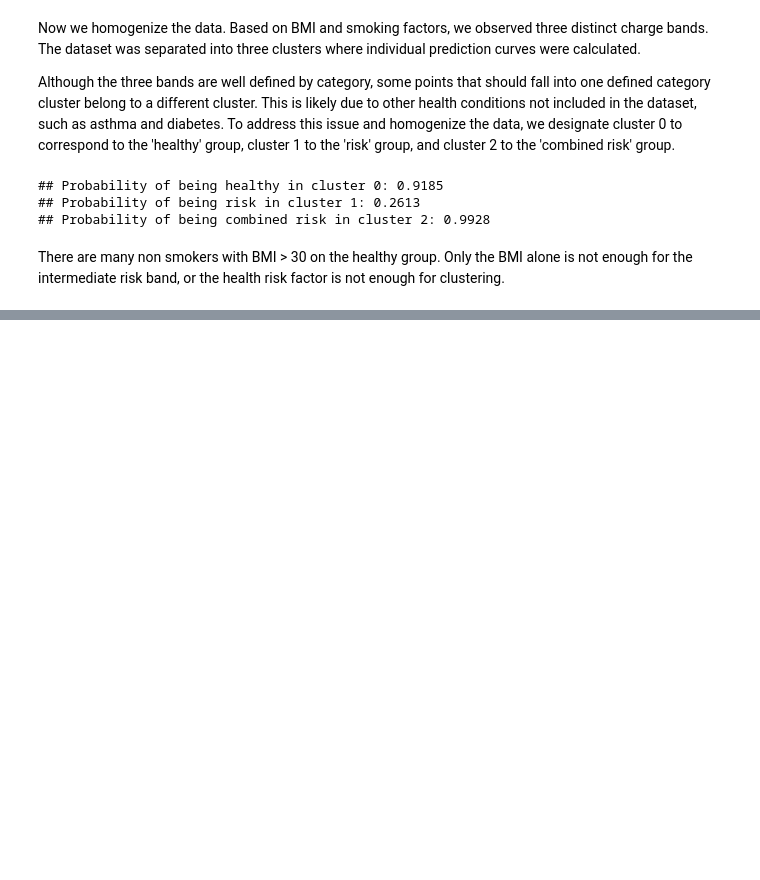
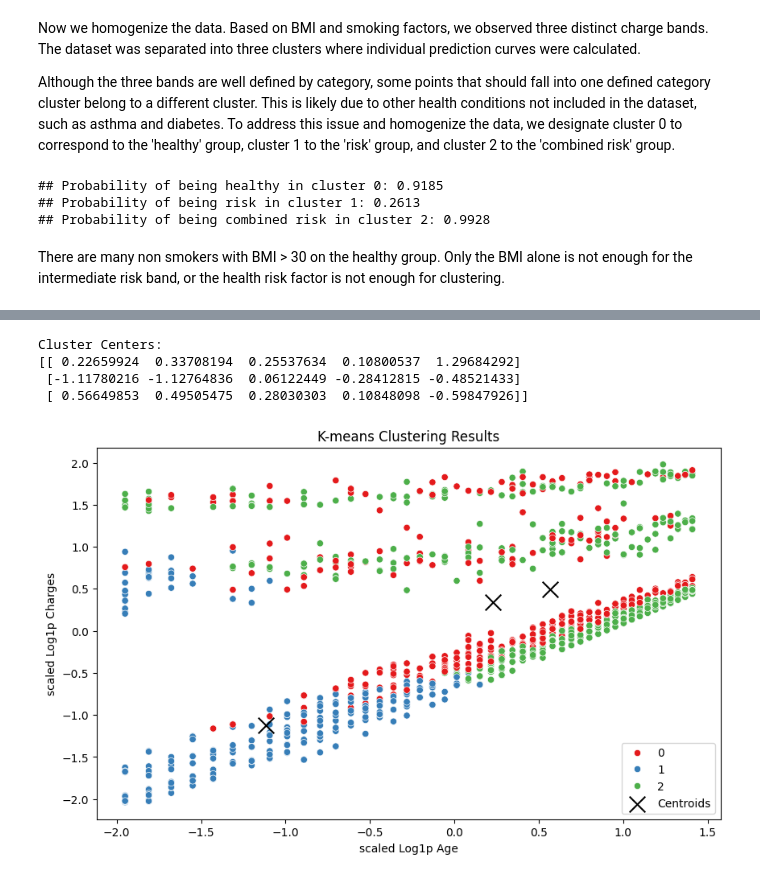
Before and after one commit to Somerillo/Hackathon2, a Jupyter notebook: hackaton2.ipynb, the cells around one changed output, grey strips where cells are left out. Cells and saved outputs as stored; diff of their text form; code cells hidden in the pictures; blank space fills up the shorter version.

```diff
--- a/hackaton2.ipynb
+++ b/hackaton2.ipynb
@@ -498,8 +515,12 @@ for cluster in df['cluster'].unique():
     model = LinearRegression()
     model.fit(X, y)
 
-    # store slope (m) and intercept (c)
+    # store slope m and intercept c
     trends[f'trend{cluster}'] = {'slope': model.coef_[0], 'intercept': model.intercept_}
+
+    # calculate R^2 score for the current cluster
+    r2 = r2_score(y, model.predict(X))
+    print(f"R^2 score for Trend {cluster}: {r2:.4f}")
 
     # generate x values for plotting the trend line
     x_range = np.linspace(X.min(), X.max(), 100).reshape(-1, 1)
@@ -583,6 +607,10 @@ for cluster in df_inliers['cluster'].unique():
     # store slope (m) and intercept (c)
     trends[f'trend{cluster}'] = {'slope': model.coef_[0], 'intercept': model.intercept_}
 
+    # calculate R^2 score for the current cluster
+    r2 = r2_score(y, model.predict(X))
+    print(f"R^2 score for Trend {cluster}: {r2:.4f}")
+
     # generate x values for plotting the trend line
     x_range = np.linspace(X.min(), X.max(), 100).reshape(-1, 1)
     x_range = pd.DataFrame(x_range, columns=X.columns) # feature names
@@ -728,0 +816,36 @@ There are many non smokers with BMI > 30 on the healthy group. Only the BMI alon
+# %%
+# we perform kmeans
+features_to_cluster = ['scaled_log_age', 'scaled_log_charges', 'smoker', 'scaled_bmi', 'scaled_children']
+kmeans = KMeans(n_clusters=3, random_state=rseed)
+
+# extract the features for clustering
+X_cluster = df_scaled[features_to_cluster]
+
+# fit the KMeans model to the data
+kmeans.fit(X_cluster)
+
+# get the cluster labels assigned to each data point
+cluster_labels = kmeans.labels_
+
+# add the cluster labels to the DataFrame
+df_scaled['cluster'] = cluster_labels
+
+# Print the cluster centers
+print("Cluster Centers:")
+print(kmeans.cluster_centers_)
+
+# release the kraken
+plt.figure(figsize=(10, 6))
+sns.scatterplot(data=df_scaled, x='scaled_log_age', y='scaled_log_charges', hue='cluster', palette='Set1')
+plt.scatter(kmeans.cluster_centers_[:, 0], kmeans.cluster_centers_[:, 1], marker='x', s=200, c='black', label='Centroids')
+plt.title('K-means Clustering Results')
+plt.xlabel('scaled Log1p Age')
+plt.ylabel('scaled Log1p Charges')
+plt.legend()
+plt.show()
+# %% [output]
+Cluster Centers:
+[[ 0.22659924  0.33708194  0.25537634  0.10800537  1.29684292]
+ [-1.11780216 -1.12764836  0.06122449 -0.28412815 -0.48521433]
+ [ 0.56649853  0.49505475  0.28030303  0.10848098 -0.59847926]]
+[figure, added]
```
Also changed, not shown: parts of 23 cells of this notebook, 2 other files.
